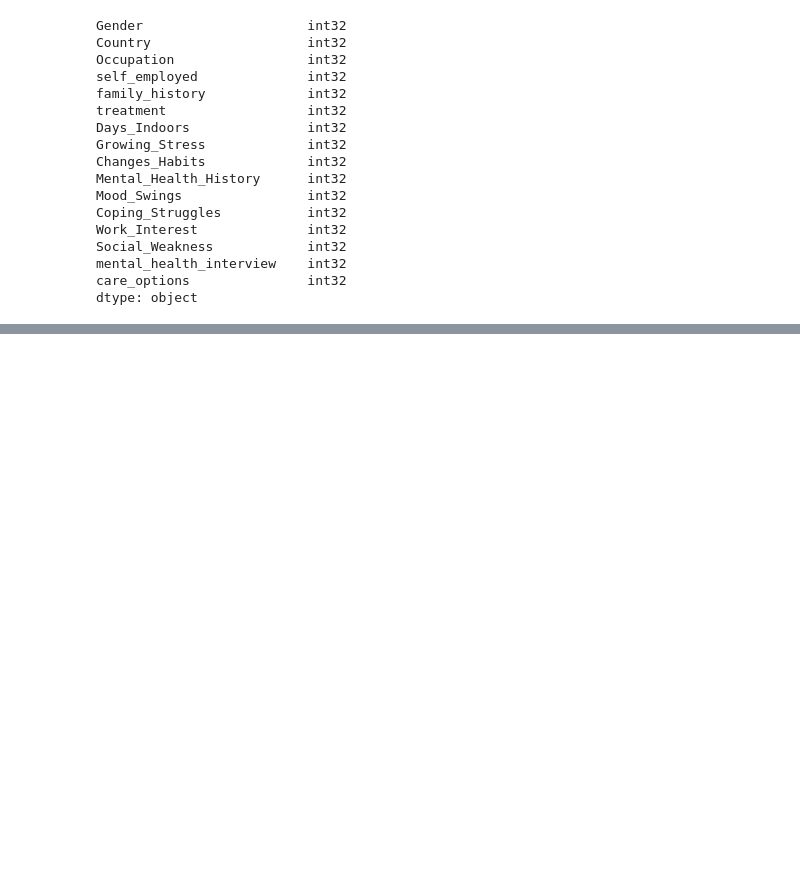
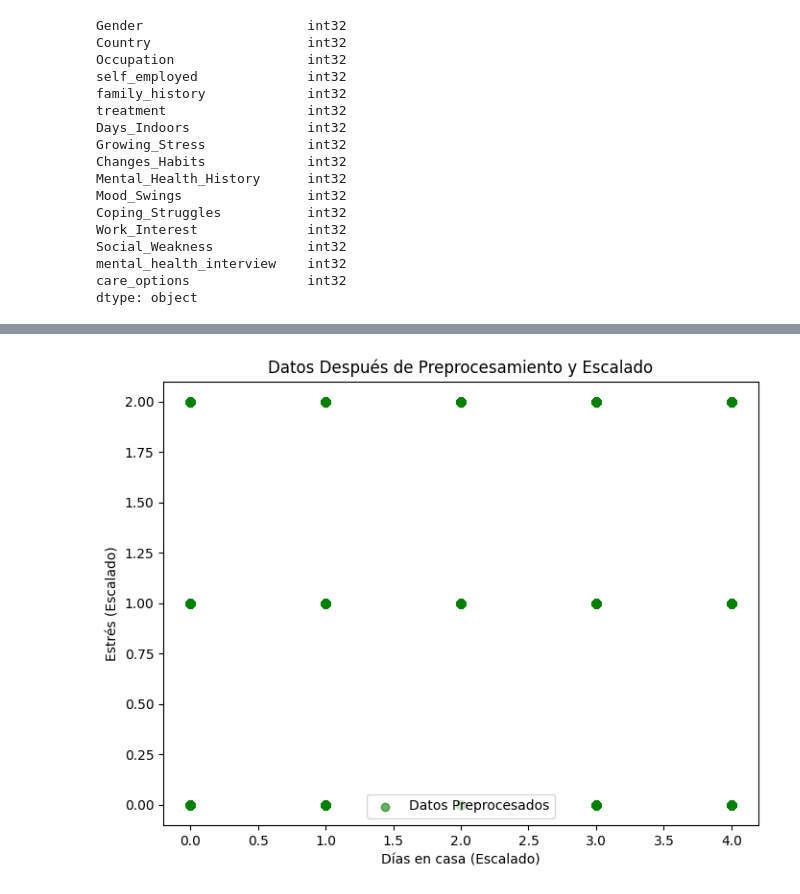
Before and after one commit to Mariapra01/Mineria-de-Datos, a Jupyter notebook: VAE.ipynb, the cells around one changed output, grey strips where cells are left out. Saved outputs shown, nothing was run; the diff lists cells and outputs as text; code cells hidden in the pictures; blank space fills up the shorter version.

```diff
--- a/VAE.ipynb
+++ b/VAE.ipynb
@@ -96,7 +108,7 @@ df_label = df.copy()
 le = LabelEncoder()
 for col in df_label.columns:
     df_label[col] = le.fit_transform(df_label[col])
-
+df_label.reset_index(drop=True, inplace=True)
 # Comprobamos que se han convertido correctamente
 df_label.dtypes
 # %% [output]
@@ -117,3 +129,13 @@ Social_Weakness            int32
 mental_health_interview    int32
 care_options               int32
 dtype: object
+# %%
+df_label['Days_Indoors'] = df_label['Days_Indoors'].replace({
+    '1-14 days': 1,
+    'Go out Every day': 2,
+    'More than 2 months': 3,
+    '15-30 days': 4,
+    '31-60 days': 5
+})
+df_label['Growing_Stress'] = df_label['Growing_Stress'].replace({'No': 0, 'Yes': 1})
+df_label['Changes_Habits'] = df_label['Changes_Habits'].replace({'No': 0, 'Yes': 1})
@@ -119,0 +160,11 @@ dtype: object
+# %%
+# Visualizar los datos después del preprocesamiento
+plt.figure(figsize=(8,6))
+plt.scatter(df_label['Days_Indoors'], df_label['Growing_Stress'], label="Datos Preprocesados", color='green', alpha=0.6)
+plt.title("Datos Después de Preprocesamiento y Escalado")
+plt.xlabel("Días en casa (Escalado)")
+plt.ylabel("Estrés (Escalado)")
+plt.legend()
+plt.show()
+# %% [output]
+[figure, added]
```
Also changed, not shown: parts of 20 cells of this notebook.
